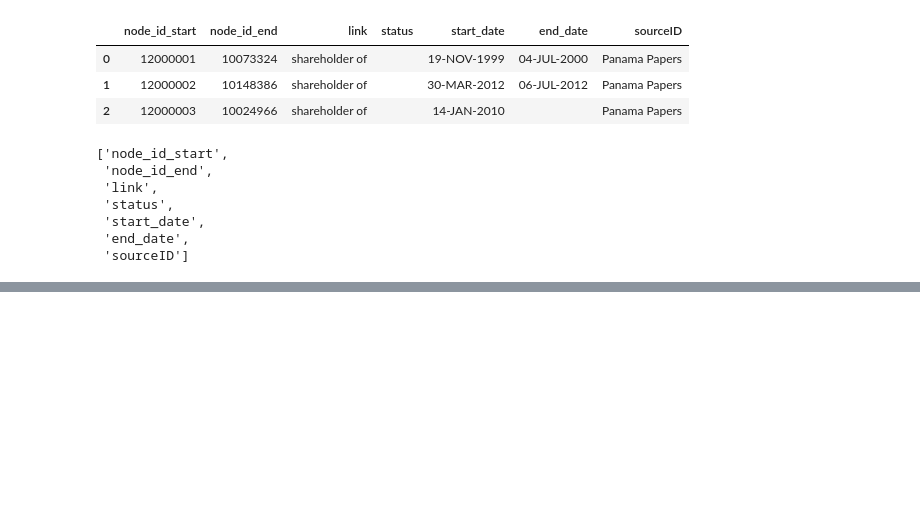
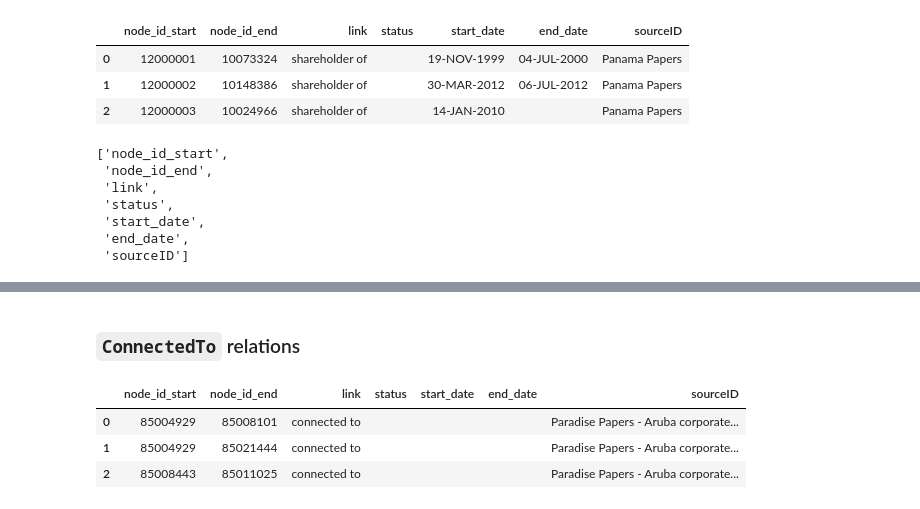
Before and after one commit to louisguitton/ERKG, a Jupyter notebook: icij/load_neo4j.ipynb, the cells around one changed output, grey strips where cells are left out. Cells and saved outputs as stored; diff of their text form; code cells hidden in the pictures; blank space fills up the shorter version.

```diff
--- a/icij/load_neo4j.ipynb
+++ b/icij/load_neo4j.ipynb
@@ -370,0 +411,17 @@ load_neo4j_df(df, unwind_query)
+# %% [markdown]
+### `ConnectedTo` relations
+# %%
+data_file: pathlib.Path = TEMP_DIR / "rel_connect.csv"
+
+df: pd.DataFrame = pd.read_csv(
+    data_file,
+    header = 0,
+    low_memory = False,
+).fillna("")
+
+df.head(3)
+# %% [output]
+|  | node_id_start | node_id_end | link | status | start_date | end_date | sourceID |
+| 0 | 85004929 | 85008101 | connected to |  |  |  | Paradise Papers - Aruba corporate... |
+| 1 | 85004929 | 85021444 | connected to |  |  |  | Paradise Papers - Aruba corporate... |
+| 2 | 85008443 | 85011025 | connected to |  |  |  | Paradise Papers - Aruba corporate... |
```
Also changed, not shown: parts of 19 cells of this notebook.
